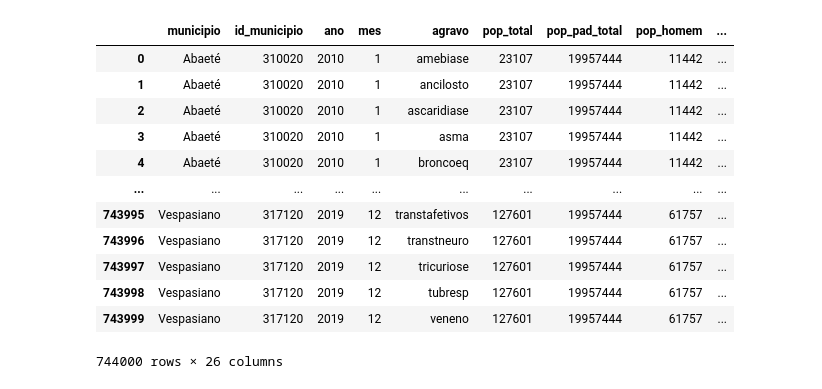
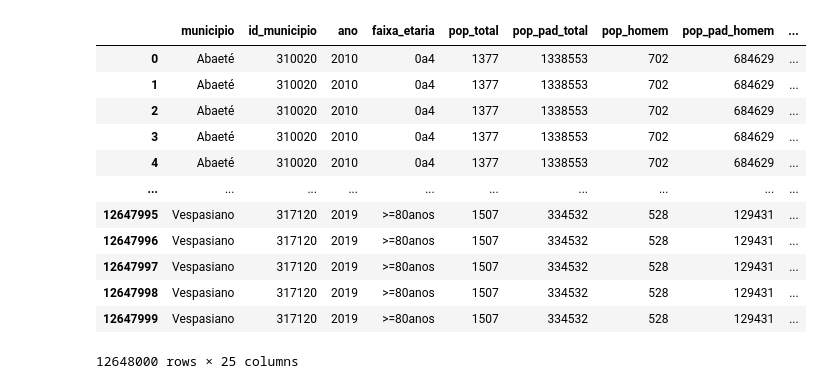
Before and after one commit to uai-ufmg/brumadinho37, a Jupyter notebook: graficos_sih.ipynb, the cells around one changed output. Saved outputs shown, nothing was run; the diff lists cells and outputs as text; code cells hidden in the pictures.

```diff
--- a/graficos_sih.ipynb
+++ b/graficos_sih.ipynb
@@ -1,22 +1,22 @@
 # %%
 import pandas as pd
 import numpy as np
 import matplotlib.pyplot as plt
 import altair as alt
 
-df = pd.read_csv("taxa_sih.csv")
+df = pd.read_csv("pre_taxa_sih.csv")
 df
 # %% [output]
-|  | municipio | id_municipio | ano | mes | agravo | pop_total | pop_pad_total | pop_homem | ... |
-| 0 | Abaeté | 310020 | 2010 | 1 | amebiase | 23107 | 19957444 | 11442 | ... |
-| 1 | Abaeté | 310020 | 2010 | 1 | ancilosto | 23107 | 19957444 | 11442 | ... |
-| 2 | Abaeté | 310020 | 2010 | 1 | ascaridiase | 23107 | 19957444 | 11442 | ... |
-| 3 | Abaeté | 310020 | 2010 | 1 | asma | 23107 | 19957444 | 11442 | ... |
-| 4 | Abaeté | 310020 | 2010 | 1 | broncoeq | 23107 | 19957444 | 11442 | ... |
+|  | municipio | id_municipio | ano | faixa_etaria | pop_total | pop_pad_total | pop_homem | pop_pad_homem | ... |
+| 0 | Abaeté | 310020 | 2010 | 0a4 | 1377 | 1338553 | 702 | 684629 | ... |
+| 1 | Abaeté | 310020 | 2010 | 0a4 | 1377 | 1338553 | 702 | 684629 | ... |
+| 2 | Abaeté | 310020 | 2010 | 0a4 | 1377 | 1338553 | 702 | 684629 | ... |
+| 3 | Abaeté | 310020 | 2010 | 0a4 | 1377 | 1338553 | 702 | 684629 | ... |
+| 4 | Abaeté | 310020 | 2010 | 0a4 | 1377 | 1338553 | 702 | 684629 | ... |
 | ... | ... | ... | ... | ... | ... | ... | ... | ... | ... |
-| 743995 | Vespasiano | 317120 | 2019 | 12 | transtafetivos | 127601 | 19957444 | 61757 | ... |
-| 743996 | Vespasiano | 317120 | 2019 | 12 | transtneuro | 127601 | 19957444 | 61757 | ... |
-| 743997 | Vespasiano | 317120 | 2019 | 12 | tricuriose | 127601 | 19957444 | 61757 | ... |
-| 743998 | Vespasiano | 317120 | 2019 | 12 | tubresp | 127601 | 19957444 | 61757 | ... |
-| 743999 | Vespasiano | 317120 | 2019 | 12 | veneno | 127601 | 19957444 | 61757 | ... |
+| 12647995 | Vespasiano | 317120 | 2019 | >=80anos | 1507 | 334532 | 528 | 129431 | ... |
+| 12647996 | Vespasiano | 317120 | 2019 | >=80anos | 1507 | 334532 | 528 | 129431 | ... |
+| 12647997 | Vespasiano | 317120 | 2019 | >=80anos | 1507 | 334532 | 528 | 129431 | ... |
+| 12647998 | Vespasiano | 317120 | 2019 | >=80anos | 1507 | 334532 | 528 | 129431 | ... |
+| 12647999 | Vespasiano | 317120 | 2019 | >=80anos | 1507 | 334532 | 528 | 129431 | ... |
-744000 rows × 26 columns
+12648000 rows × 25 columns
```
Also changed, not shown: parts of 6 cells of this notebook, 13 other files.
